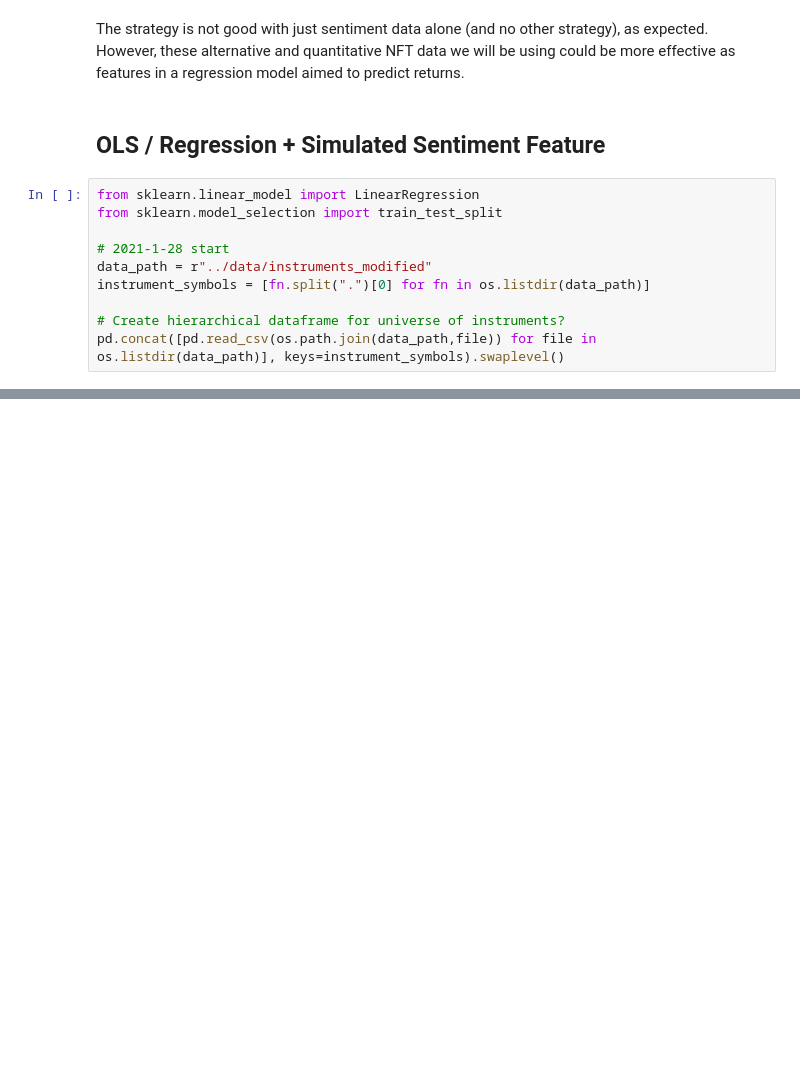
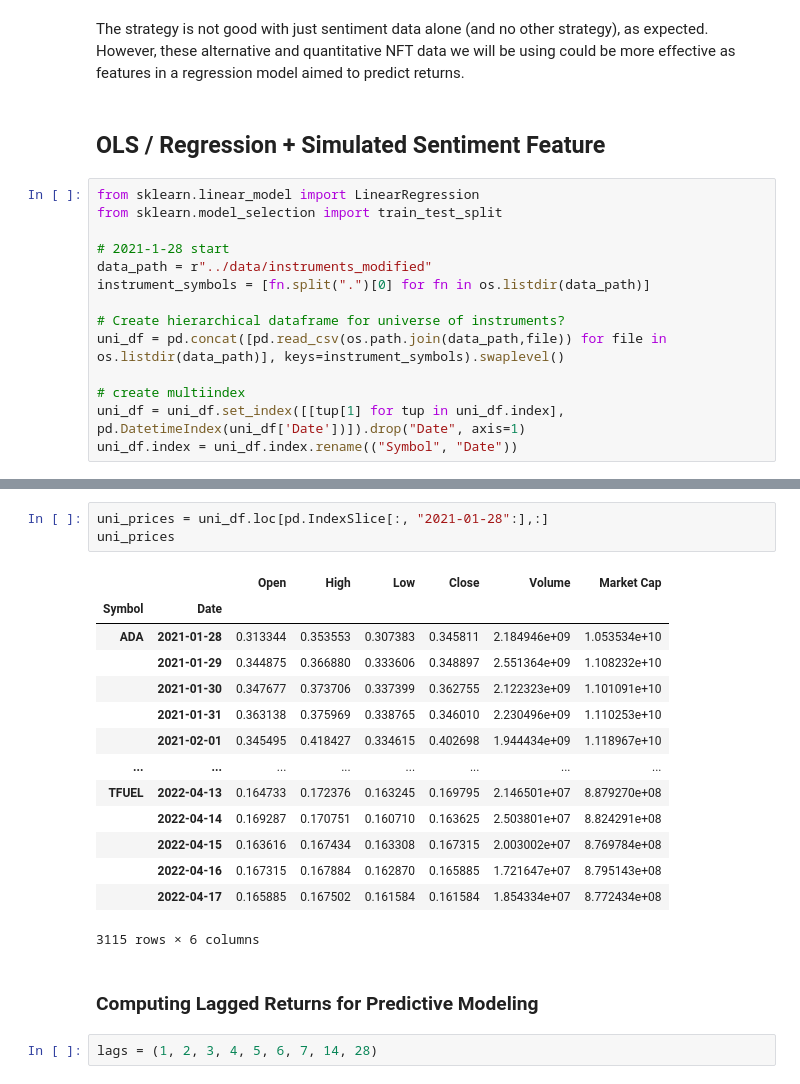
Before and after one commit to amicha02/ape_mining, a Jupyter notebook: notebooks/2.0-mw-pipeline-test.ipynb, the cells around one changed output, grey strips where cells are left out. Cells and saved outputs as stored; diff of their text form; blank space fills up the shorter version.

```diff
--- a/notebooks/2.0-mw-pipeline-test.ipynb
+++ b/notebooks/2.0-mw-pipeline-test.ipynb
@@ -233,4 +280,8 @@ data_path = r"../data/instruments_modified"
 instrument_symbols = [fn.split(".")[0] for fn in os.listdir(data_path)]
 
 # Create hierarchical dataframe for universe of instruments?
-pd.concat([pd.read_csv(os.path.join(data_path,file)) for file in os.listdir(data_path)], keys=instrument_symbols).swaplevel()
+uni_df = pd.concat([pd.read_csv(os.path.join(data_path,file)) for file in os.listdir(data_path)], keys=instrument_symbols).swaplevel()
+
+# create multiindex
+uni_df = uni_df.set_index([[tup[1] for tup in uni_df.index], pd.DatetimeIndex(uni_df['Date'])]).drop("Date", axis=1)
+uni_df.index = uni_df.index.rename(("Symbol", "Date"))
@@ -250,0 +300,22 @@ pd.concat([pd.read_csv(os.path.join(data_path,file)) for file in os.listdir(data
+# %%
+uni_prices = uni_df.loc[pd.IndexSlice[:, "2021-01-28":],:]
+uni_prices
+# %% [output]
+|  |  | Open | High | Low | Close | Volume | Market Cap |
+| Symbol | Date |  |  |  |  |  |  |
+| ADA | 2021-01-28 | 0.313344 | 0.353553 | 0.307383 | 0.345811 | 2.184946e+09 | 1.053534e+10 |
+|  | 2021-01-29 | 0.344875 | 0.366880 | 0.333606 | 0.348897 | 2.551364e+09 | 1.108232e+10 |
+|  | 2021-01-30 | 0.347677 | 0.373706 | 0.337399 | 0.362755 | 2.122323e+09 | 1.101091e+10 |
+|  | 2021-01-31 | 0.363138 | 0.375969 | 0.338765 | 0.346010 | 2.230496e+09 | 1.110253e+10 |
+|  | 2021-02-01 | 0.345495 | 0.418427 | 0.334615 | 0.402698 | 1.944434e+09 | 1.118967e+10 |
+| ... | ... | ... | ... | ... | ... | ... | ... |
+| TFUEL | 2022-04-13 | 0.164733 | 0.172376 | 0.163245 | 0.169795 | 2.146501e+07 | 8.879270e+08 |
+|  | 2022-04-14 | 0.169287 | 0.170751 | 0.160710 | 0.163625 | 2.503801e+07 | 8.824291e+08 |
+|  | 2022-04-15 | 0.163616 | 0.167434 | 0.163308 | 0.167315 | 2.003002e+07 | 8.769784e+08 |
+|  | 2022-04-16 | 0.167315 | 0.167884 | 0.162870 | 0.165885 | 1.721647e+07 | 8.795143e+08 |
+|  | 2022-04-17 | 0.165885 | 0.167502 | 0.161584 | 0.161584 | 1.854334e+07 | 8.772434e+08 |
+3115 rows × 6 columns
+# %% [markdown]
+### Computing Lagged Returns for Predictive Modeling
+# %%
+lags = (1, 2, 3, 4, 5, 6, 7, 14, 28)
```
Also changed, not shown: parts of 22 cells of this notebook.
